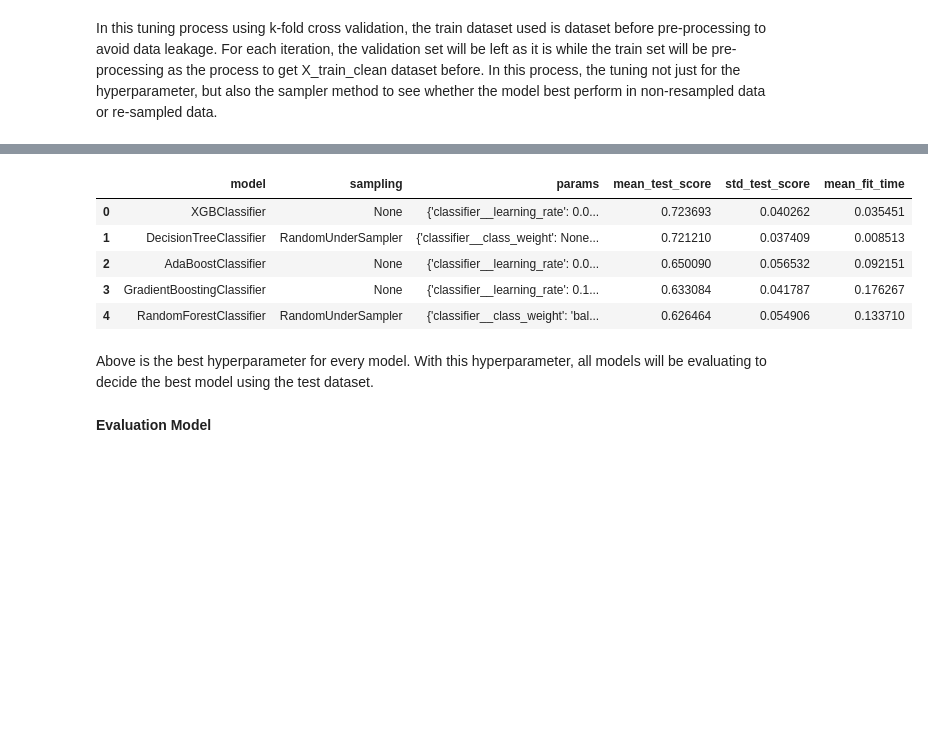
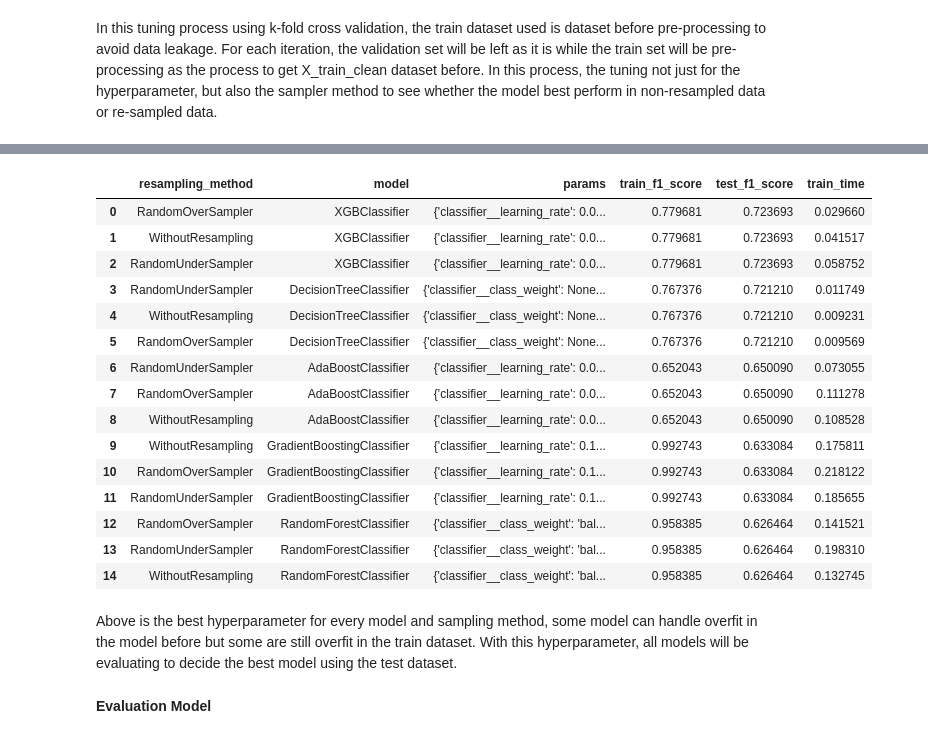
Before and after one commit to etikawdywt16/fraud-detection-project, a Jupyter notebook: notebooks/modelling.ipynb, the cells around one changed output, grey strips where cells are left out. Drawn from its saved outputs; the diff is of its cells as text; code cells hidden in the pictures; blank space fills up the shorter version.

```diff
--- a/notebooks/modelling.ipynb
+++ b/notebooks/modelling.ipynb
@@ -104,9 +104,9 @@ Model without tuning
 The data have high dimension so that all the model used is tree-based model because this model can selecting the features while the model is trained. Moreover, the data used are non-resampled data, under-sampled data, and over-sampled data.
 # %%
 ls_model = [DecisionTreeClassifier, RandomForestClassifier, AdaBoostClassifier, GradientBoostingClassifier, XGBClassifier]
-ls_train_data = {'None': (X_train_clean, y_train_clean),
-                 'Random under sampling' : (X_train_clean_rus, y_train_clean_rus),
-                 'Random over sampling' : (X_train_clean_ros, y_train_clean_ros)}
+ls_train_data = {'WithoutResampling': (X_train_clean, y_train_clean),
+                 'RandomUnderSampler' : (X_train_clean_rus, y_train_clean_rus),
+                 'RandomOverSampler' : (X_train_clean_ros, y_train_clean_ros)}
 # %%
 df_metriks = pd.DataFrame(columns = ['resampling_method', 'model', 'train_f1_score', 'test_f1_score', 'train_time'])
 
@@ -202,21 +202,25 @@ ls_params = {
 }
 ls_sampler = [None, RandomUnderSampler, RandomOverSampler]
 # %%
-train_log = pd.DataFrame(columns = ['model', 'sampling', 'params', 'mean_test_score', 'std_test_score', 'mean_fit_time'])
+train_log = pd.DataFrame(columns = ['resampling_method', 'model', 'params', 'train_f1_score', 'test_f1_score', 'train_time'])
 
 for model, params in zip(ls_model, ls_params):
     for sampler in ls_sampler:
 
         pipeline = Pipeline(steps=[('preprocessor', preprocessor), ('classifier', model())])
 
-        clf = GridSearchCV(estimator = pipeline, param_grid = ls_params[params], cv = 5, scoring = 'f1')
+        clf = GridSearchCV(estimator = pipeline, param_grid = ls_params[params], cv = 5, scoring = 'f1', return_train_score = True)
         clf.fit(X_train, y_train_clean)
 
-        cv_results = pd.DataFrame(clf.cv_results_)[['mean_fit_time', 'params', 'mean_test_score', 'std_test_score']]
+        cv_results = pd.DataFrame(clf.cv_results_)
+        cv_results = pd.DataFrame(clf.cv_results_)[['params', 'mean_train_score', 'mean_test_score', 'mean_fit_time']]
+        cv_results = cv_results.rename(columns = {'mean_train_score': 'train_f1_score',
+                                                  'mean_test_score': 'test_f1_score',
+                                                  'mean_fit_time': 'train_time'})
         cv_results['model'] = model.__name__
-        cv_results['sampling'] = sampler.__name__ if sampler != None else None
+        cv_results['resampling_method'] = sampler.__name__ if sampler != None else 'WithoutResampling'
         train_log = pd.concat([train_log, cv_results], ignore_index = True)
 
-train_log = train_log.sort_values('mean_test_score', ascending = False).reset_index().drop(['index'], axis = 1)
+train_log = train_log.sort_values('test_f1_score', ascending = False).reset_index().drop(['index'], axis = 1)
 train_log
 # %% [output]
@@ -235,16 +239,30 @@ train_log
 270 rows × 6 columns
 # %%
-best_model = train_log.iloc[train_log[['model', 'mean_test_score']].groupby(['model']).idxmax().loc[:,'mean_test_score']].sort_values('mean_test_score', ascending = False).reset_index().drop(['index'], axis = 1)
+best_model = train_log.iloc[train_log[['resampling_method', 'model', 'test_f1_score']].groupby(['resampling_method', 'model']).idxmax()\
+                            .loc[:,'test_f1_score']]\
+                            .sort_values('test_f1_score', ascending = False)\
+                            .reset_index()\
+                            .drop(['index'], axis = 1)
 best_model
 # %% [output]
-|  | model | sampling | params | mean_test_score | std_test_score | mean_fit_time |
-| 0 | XGBClassifier | None | {'classifier__learning_rate': 0.0... | 0.723693 | 0.040262 | 0.035451 |
-| 1 | DecisionTreeClassifier | RandomUnderSampler | {'classifier__class_weight': None... | 0.721210 | 0.037409 | 0.008513 |
-| 2 | AdaBoostClassifier | None | {'classifier__learning_rate': 0.0... | 0.650090 | 0.056532 | 0.092151 |
-| 3 | GradientBoostingClassifier | None | {'classifier__learning_rate': 0.1... | 0.633084 | 0.041787 | 0.176267 |
-| 4 | RandomForestClassifier | RandomUnderSampler | {'classifier__class_weight': 'bal... | 0.626464 | 0.054906 | 0.133710 |
+|  | resampling_method | model | params | train_f1_score | test_f1_score | train_time |
+| 0 | RandomOverSampler | XGBClassifier | {'classifier__learning_rate': 0.0... | 0.779681 | 0.723693 | 0.029660 |
+| 1 | WithoutResampling | XGBClassifier | {'classifier__learning_rate': 0.0... | 0.779681 | 0.723693 | 0.041517 |
+| 2 | RandomUnderSampler | XGBClassifier | {'classifier__learning_rate': 0.0... | 0.779681 | 0.723693 | 0.058752 |
+| 3 | RandomUnderSampler | DecisionTreeClassifier | {'classifier__class_weight': None... | 0.767376 | 0.721210 | 0.011749 |
+| 4 | WithoutResampling | DecisionTreeClassifier | {'classifier__class_weight': None... | 0.767376 | 0.721210 | 0.009231 |
+| 5 | RandomOverSampler | DecisionTreeClassifier | {'classifier__class_weight': None... | 0.767376 | 0.721210 | 0.009569 |
+| 6 | RandomUnderSampler | AdaBoostClassifier | {'classifier__learning_rate': 0.0... | 0.652043 | 0.650090 | 0.073055 |
+| 7 | RandomOverSampler | AdaBoostClassifier | {'classifier__learning_rate': 0.0... | 0.652043 | 0.650090 | 0.111278 |
+| 8 | WithoutResampling | AdaBoostClassifier | {'classifier__learning_rate': 0.0... | 0.652043 | 0.650090 | 0.108528 |
+| 9 | WithoutResampling | GradientBoostingClassifier | {'classifier__learning_rate': 0.1... | 0.992743 | 0.633084 | 0.175811 |
+| 10 | RandomOverSampler | GradientBoostingClassifier | {'classifier__learning_rate': 0.1... | 0.992743 | 0.633084 | 0.218122 |
+| 11 | RandomUnderSampler | GradientBoostingClassifier | {'classifier__learning_rate': 0.1... | 0.992743 | 0.633084 | 0.185655 |
+| 12 | RandomOverSampler | RandomForestClassifier | {'classifier__class_weight': 'bal... | 0.958385 | 0.626464 | 0.141521 |
+| 13 | RandomUnderSampler | RandomForestClassifier | {'classifier__class_weight': 'bal... | 0.958385 | 0.626464 | 0.198310 |
+| 14 | WithoutResampling | RandomForestClassifier | {'classifier__class_weight': 'bal... | 0.958385 | 0.626464 | 0.132745 |
 # %% [markdown]
-Above is the best hyperparameter for every model. With this hyperparameter, all models will be evaluating to decide the best model using the test dataset.
+Above is the best hyperparameter for every model and sampling method, some model can handle overfit in the model before but some are still overfit in the train dataset. With this hyperparameter, all models will be evaluating to decide the best model using the test dataset.
 # %% [markdown]
 **Evaluation Model**
 # %%
```
Also changed, not shown: parts of 6 cells of this notebook, 10 other files.
